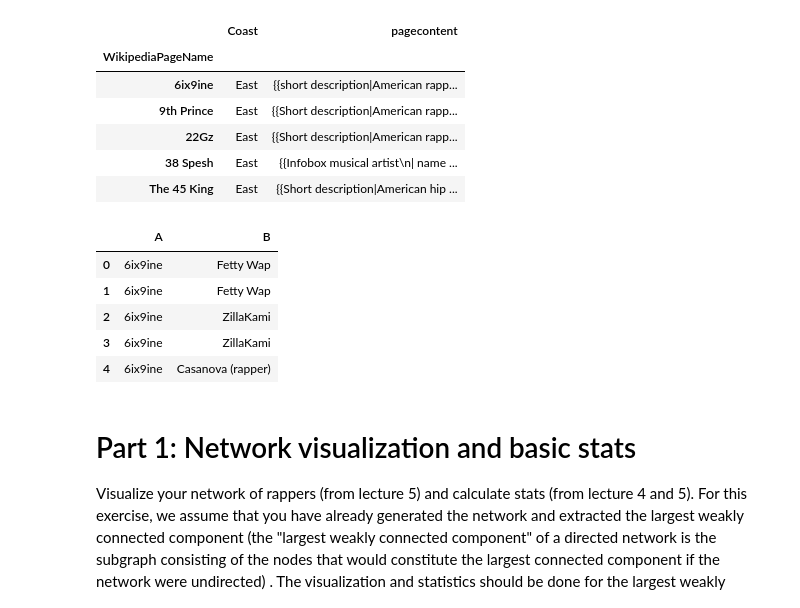
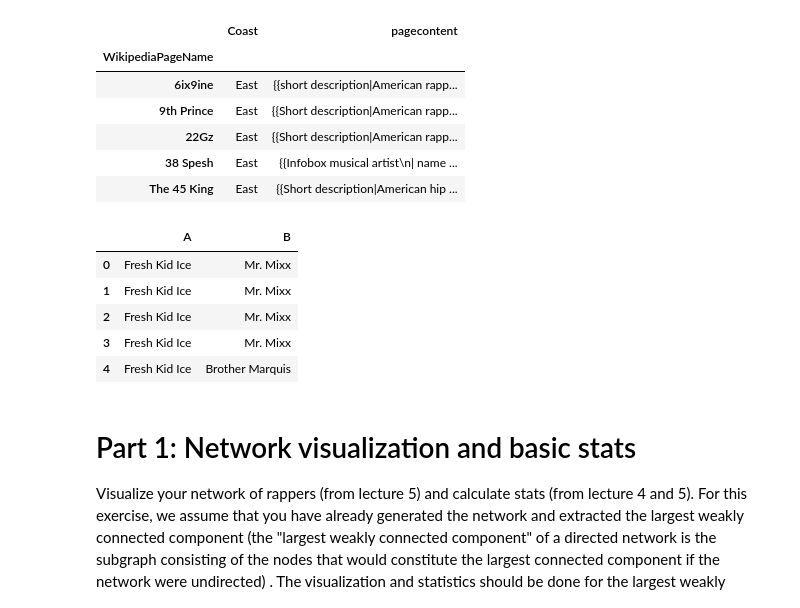
Before and after one commit to andste97/socialgraphs2023f-project, a Jupyter notebook: assignments/Assignment2.ipynb, the cells around one changed output. Saved outputs shown, nothing was run; the diff lists cells and outputs as text; code cells hidden in the pictures.

```diff
--- a/assignments/Assignment2.ipynb
+++ b/assignments/Assignment2.ipynb
@@ -172,10 +172,10 @@ KeyboardInterrupt:
 df_east_pagenames["pagecontent"] = list_east_pages
 df_west_pagenames["pagecontent"] = list_west_pages
 
-# with open('wikipedia_data_dump_east.pickle', 'wb') as wikipediafile_east:
-#     pickle.dump(df_east_pagenames, wikipediafile_east)
-# with open('wikipedia_data_dump_west.pickle', 'wb') as wikipediafile_west:
-#     pickle.dump(df_west_pagenames, wikipediafile_west)
+with open('wikipedia_data_dump_east.pickle', 'wb') as wikipediafile_east:
+    pickle.dump(df_east_pagenames, wikipediafile_east)
+with open('wikipedia_data_dump_west.pickle', 'wb') as wikipediafile_west:
+    pickle.dump(df_west_pagenames, wikipediafile_west)
 # %% [output]
 A value is trying to be set on a copy of a slice from a DataFrame.
 Try using .loc[row_indexer,col_indexer] = value instead
@@ -261,11 +261,7 @@ def find_wiki_ids(pagestr):
         list of wikipedia page ids (string)
     """
     # retrieve embedded link strings
-    internal_links = None
-    try:
-        internal_links = re.findall(wikilink_regex, pagestr)
-    except:
-        return []
+    internal_links = re.findall(wikilink_regex, pagestr)
     wikiIds = []
     # separate the link id from the optional text part
     for links in [id.split("|") for id in internal_links]:
@@ -278,38 +274,43 @@ def find_wiki_ids(pagestr):
 def get_connections(rapper):
     """
     Find all neighbouring rappers for a given rapper based on their wikipedia page
 
     Parameters:
         rapper (string): name of rapper
 
     Returns:
         a pandas dataframe containing the corresponding link endpoints (A, B), where A is the input rapper and B are the neighbours
     """
-    wikistr = df_pages.loc[rapper].pagecontent
+    # retrieve saved page content (with checks for artists on both coasts)
+    wikistr = None
+    if(len(df_pages.loc[rapper]) > 1):
+        wikistr = df_pages.loc[rapper].pagecontent[0]
+    else:
+        return []
     # create dataframe from wikipedia ids in rapper's page
     related = pd.DataFrame(find_wiki_ids(wikistr), columns=["Link"])
     # retrieve only links that are present in the rapper list
     rapper_neighbours = pd.merge(related, df_rappers, how='inner', left_on='Link', right_on='WikipediaPageName')
     # The A endpoint is always the input rapper
     # create dataframe of links where B is the list neighbouring rappers based on links present in the wiki page
     connections = pd.DataFrame({"A": [rapper for _ in range(len(rapper_neighbours.Link))], "B": rapper_neighbours.Link})
     return connections
 
 # create initial dataframe
 connections = pd.DataFrame(columns=["A", "B"])
 for rapper in df_rappers.WikipediaPageName:
     # retrieve neighbours of rapper node
     partial = get_connections(rapper)
     # collect links in shared dataframe
     connections = pd.concat([connections, partial], axis=0)
 
 connections.head()
 # %% [output]
 |  | A | B |
-| 0 | 6ix9ine | Fetty Wap |
-| 1 | 6ix9ine | Fetty Wap |
-| 2 | 6ix9ine | ZillaKami |
-| 3 | 6ix9ine | ZillaKami |
-| 4 | 6ix9ine | Casanova (rapper) |
+| 0 | Fresh Kid Ice | Mr. Mixx |
+| 1 | Fresh Kid Ice | Mr. Mixx |
+| 2 | Fresh Kid Ice | Mr. Mixx |
+| 3 | Fresh Kid Ice | Mr. Mixx |
+| 4 | Fresh Kid Ice | Brother Marquis |
 # %%
 # save the list of links for later use
```
Also changed, not shown: parts of 22 cells of this notebook, 4 other files.
